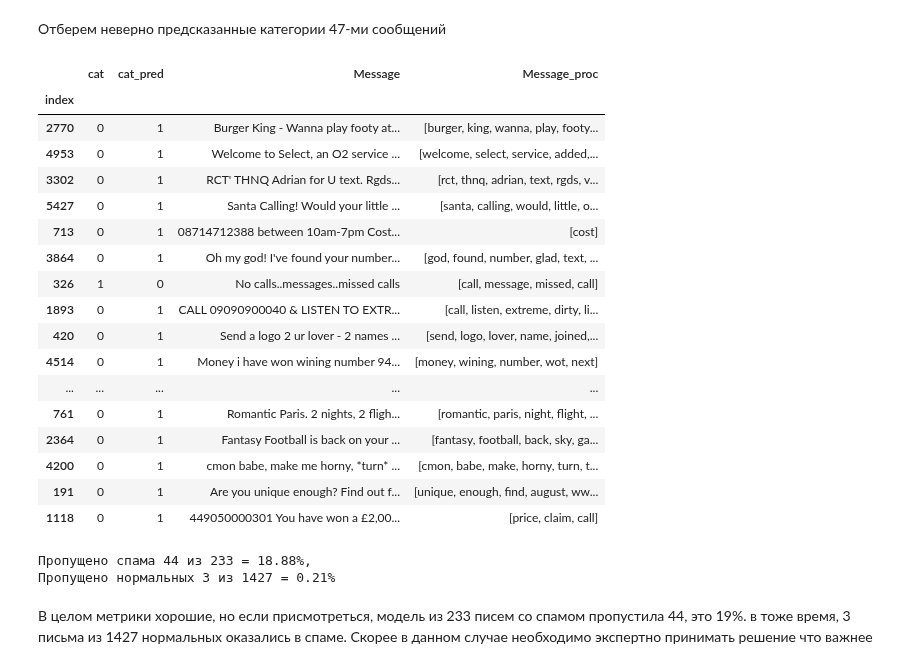
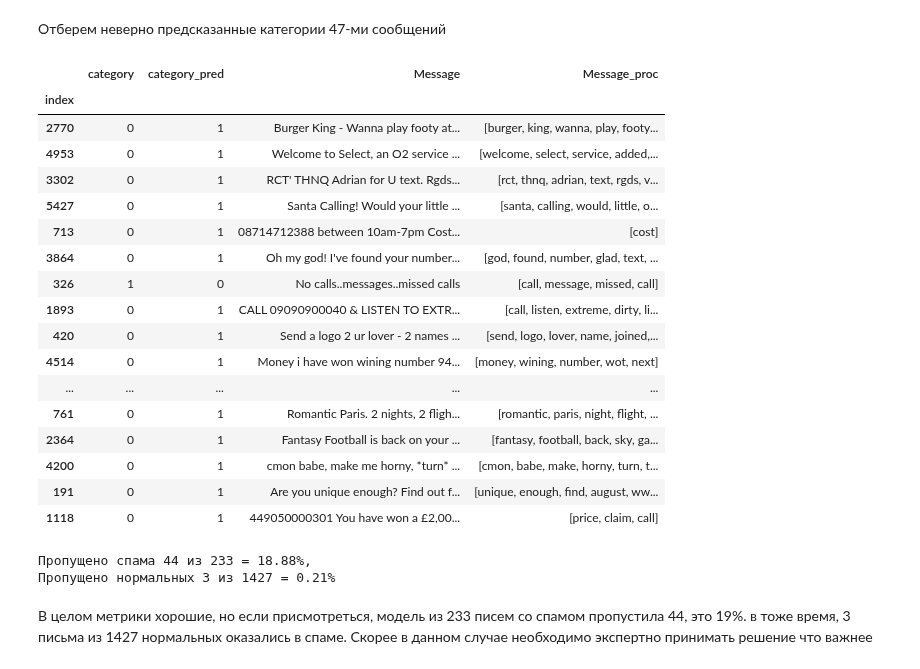
Before and after one commit to choodnovsky/Neto_DEGP-12, a Jupyter notebook: dz_3.08.ipynb, the cells around one changed output. Drawn from its saved outputs; the diff is of its cells as text; code cells hidden in the pictures.

```diff
--- a/dz_3.08.ipynb
+++ b/dz_3.08.ipynb
@@ -421,12 +421,12 @@ true positive = 1424
 # %% [markdown]
 Отберем неверно предсказанные категории 47-ми сообщений
 # %%
-X_test['cat'] = y_test
-X_test['cat_pred'] = y_pred
-df_test = X_test[['index', 'cat', 'cat_pred']].set_index('index')
-df_test.loc[df_test['cat'] != df_test['cat_pred']].join(spam[['Message', 'Message_proc']])
+X_test['category'] = y_test
+X_test['category_pred'] = y_pred
+df_test = X_test[['index', 'category', 'category_pred']].set_index('index')
+df_test.loc[df_test['category'] != df_test['category_pred']].join(spam[['Message', 'Message_proc']])
 # %% [output]
-|  | cat | cat_pred | Message | Message_proc |
+|  | category | category_pred | Message | Message_proc |
 | index |  |  |  |  |
 | 2770 | 0 | 1 | Burger King - Wanna play footy at... | [burger, king, wanna, play, footy... |
 | 4953 | 0 | 1 | Welcome to Select, an O2 service ... | [welcome, select, service, added,... |
@@ -444,14 +444,14 @@ df_test.loc[df_test['cat'] != df_test['cat_pred']].join(spam[['Message', 'Messag
 | 4200 | 0 | 1 | cmon babe, make me horny, *turn* ... | [cmon, babe, make, horny, turn, t... |
 | 191 | 0 | 1 | Are you unique enough? Find out f... | [unique, enough, find, august, ww... |
 | 1118 | 0 | 1 | 449050000301 You have won a £2,00... | [price, claim, call] |
-# %%
-s = fp / (tn + fp)
-h = fn / (tp + fn)
-print(f'Пропущено спама {fp} из {tn + fp} = {s:.2%},\nПропущено нормальных {fn} из {tp + fn} = {h:.2%}')
-# %% [output]
-Пропущено спама 44 из 233 = 18.88%,
-Пропущено нормальных 3 из 1427 = 0.21%
-# %% [markdown]
-В целом метрики хорошие, но если присмотреться, модель из 233 писем со спамом пропустила 44, это 19%.
-в тоже время, 3 письма из 1427 нормальных оказались в спаме.
-Скорее в данном случае необходимо экспертно принимать решение что важнее
+# %%
+FPR = fp / (tn + fp)
+FNR = fn / (tp + fn)
+print(f'Пропущено спама {fp} из {tn + fp} = {FPR:.2%},\nПропущено нормальных {fn} из {tp + fn} = {FNR:.2%}')
+# %% [output]
+Пропущено спама 44 из 233 = 18.88%,
+Пропущено нормальных 3 из 1427 = 0.21%
+# %% [markdown]
+В целом метрики хорошие, но если присмотреться, модель из 233 писем со спамом пропустила 44, это 19%.
+в тоже время, 3 письма из 1427 нормальных оказались в спаме.
+Скорее в данном случае необходимо экспертно принимать решение что важнее
```
Also changed, not shown: parts of 2 cells of this notebook.
